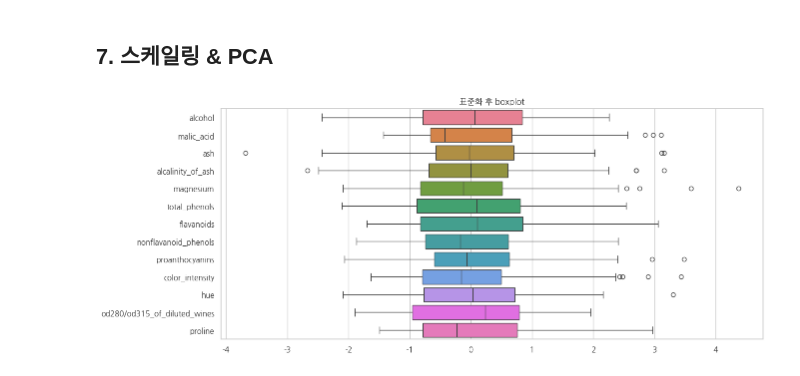
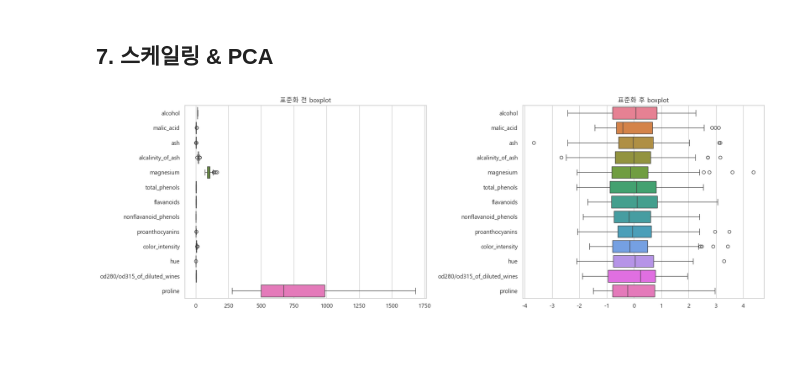
Before and after one commit to A-I-eXplorers/LeeDoyeon, a Jupyter notebook: Data_Preprocessing/03.Wine.ipynb, the cells around one changed output. Saved outputs shown, nothing was run; the diff lists cells and outputs as text; code cells hidden in the pictures; blank space fills up the shorter version.

Commit message:
Week01 Data Preprocessing : Feedback reflection
AIX Machine learning study, reflect teammate's feedback and add report

```diff
--- a/Data_Preprocessing/03.Wine.ipynb
+++ b/Data_Preprocessing/03.Wine.ipynb
@@ -316,19 +368,25 @@ plt.show()
 # %%
 from sklearn.preprocessing import StandardScaler
 from sklearn.decomposition import PCA
 
 X_scaled = StandardScaler().fit_transform(df[features])
 df_scaled = pd.DataFrame(X_scaled, columns=features)
 # 정규화(StandardScaler): 각 feature 를 평균 0, 표준편차 1 로 맞춤
 
-plt.figure(figsize=(14, 6))
-sns.boxplot(data=df_scaled, orient='h')
-plt.title('표준화 후 boxplot')
+# 스케일링 전후 boxplot 나란히 비교 (피드백 반영)
+fig, axes = plt.subplots(1, 2, figsize=(18, 6))
+sns.boxplot(data=df[features], orient='h', ax=axes[0])
+axes[0].set_title('표준화 전 boxplot')
+sns.boxplot(data=df_scaled, orient='h', ax=axes[1])
+axes[1].set_title('표준화 후 boxplot')
+plt.tight_layout()
 plt.show()
 
-# 표준화 후에는 모든 feature 가 비슷한 범위에 놓여 비교 가능
+# 왼쪽(전): proline 이 압도적으로 커서 나머지 feature 는 납작하게 눌려 보임
+# 오른쪽(후): 모든 feature 가 비슷한 범위에 놓여 서로 비교 가능
+# => PCA 는 분산 기준이라 스케일링 안 하면 proline 이 PC1 을 독점하게 됨
 # %% [output]
-[figure, old version]
+[figure, new version]
 # %%
 pca = PCA(n_components=2)
 pc = pca.fit_transform(X_scaled)
```
Also changed, not shown: parts of 11 cells of this notebook, 3 other files.
